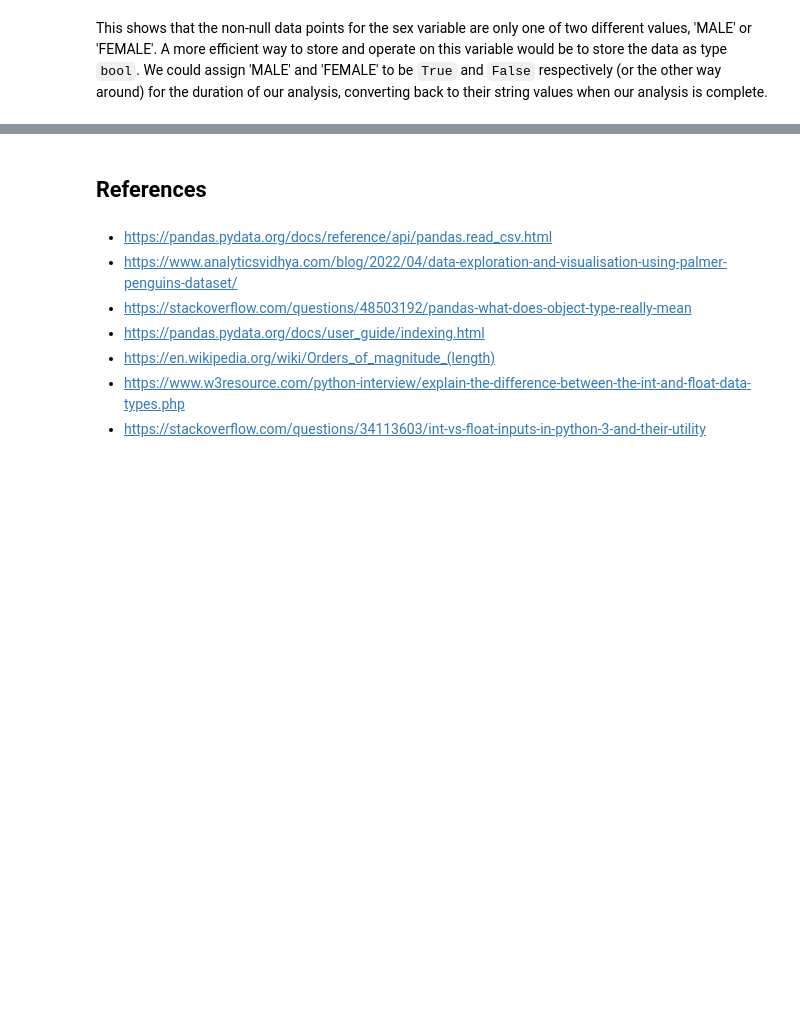
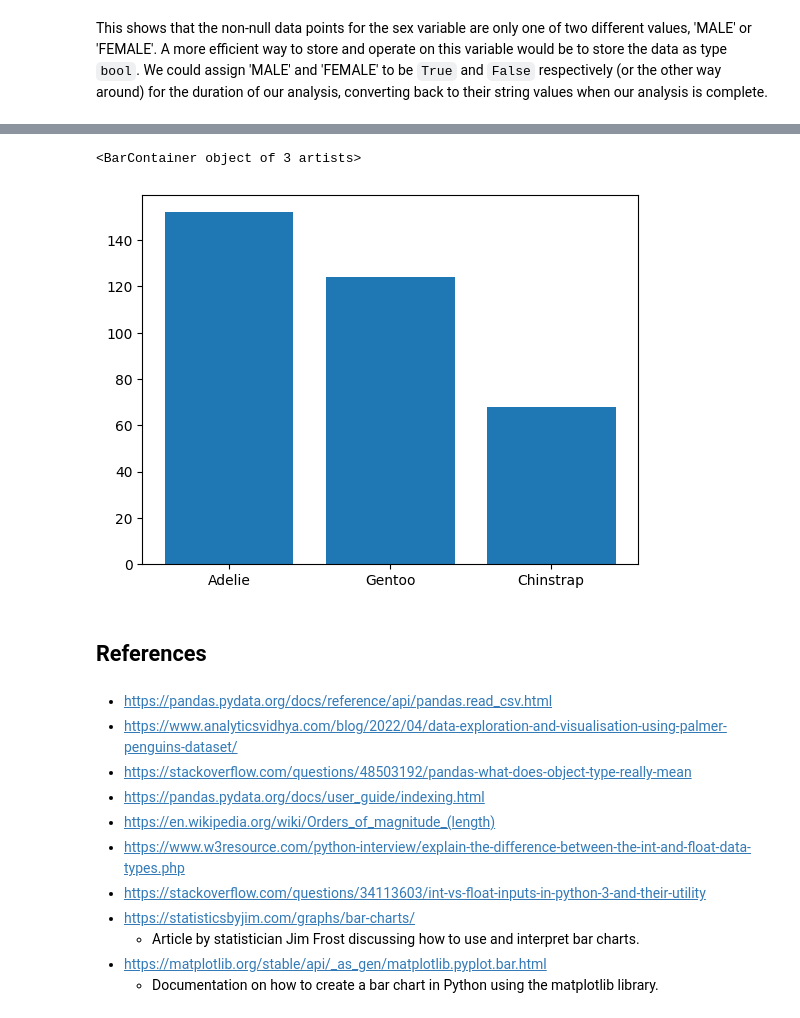
Before and after one commit to ciaranmurphy10/principles-of-da-assessment, a Jupyter notebook: penguins.ipynb, the cells around one changed output, grey strips where cells are left out. Saved outputs shown, nothing was run; the diff lists cells and outputs as text; code cells hidden in the pictures; blank space fills up the shorter version.

Commit message:
Added bar chart of species variable

```diff
--- a/penguins.ipynb
+++ b/penguins.ipynb
@@ -268,3 +274,15 @@ This shows that the non-null data points for the sex variable are only one of tw
+# %%
+# Count the number of time each species occurs.
+species_counts = penguins[["species"]].value_counts().reset_index(name="count")
+
+# Create fig and ax objects.
+fig, ax = plt.subplots()
+
+# Plot a bar chat of species counts.
+ax.bar(species_counts['species'], species_counts['count'])
+# %% [output]
+<BarContainer object of 3 artists>
+[figure, added]
 # %% [markdown]
 ## References
 # %% [markdown]
@@ -275,3 +293,7 @@ This shows that the non-null data points for the sex variable are only one of tw
 * https://en.wikipedia.org/wiki/Orders_of_magnitude_(length)
 * https://www.w3resource.com/python-interview/explain-the-difference-between-the-int-and-float-data-types.php
 * https://stackoverflow.com/questions/34113603/int-vs-float-inputs-in-python-3-and-their-utility
+* https://statisticsbyjim.com/graphs/bar-charts/
+    * Article by statistician Jim Frost discussing how to use and interpret bar charts.
+* https://matplotlib.org/stable/api/_as_gen/matplotlib.pyplot.bar.html
+    * Documentation on how to create a bar chart in Python using the matplotlib library.
```
Also changed, not shown: parts of 3 cells of this notebook.
